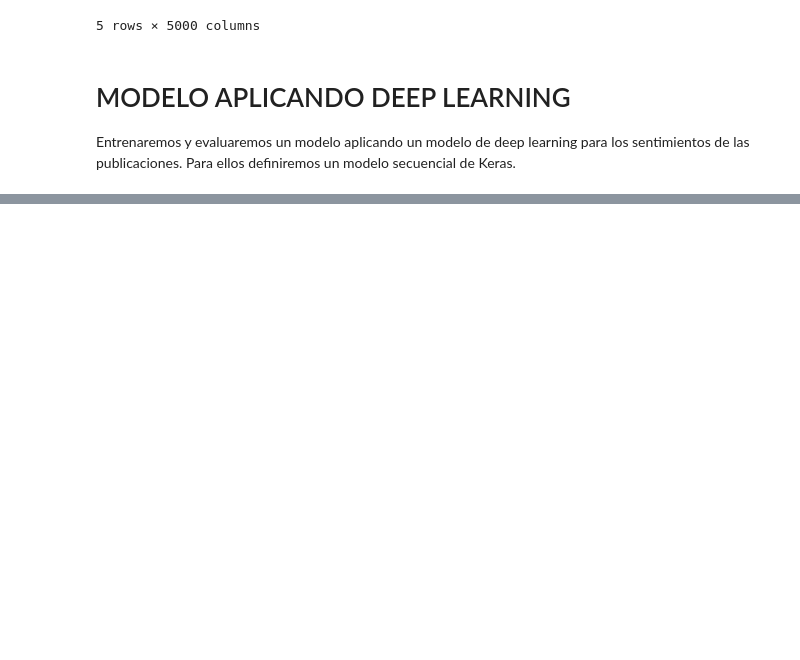
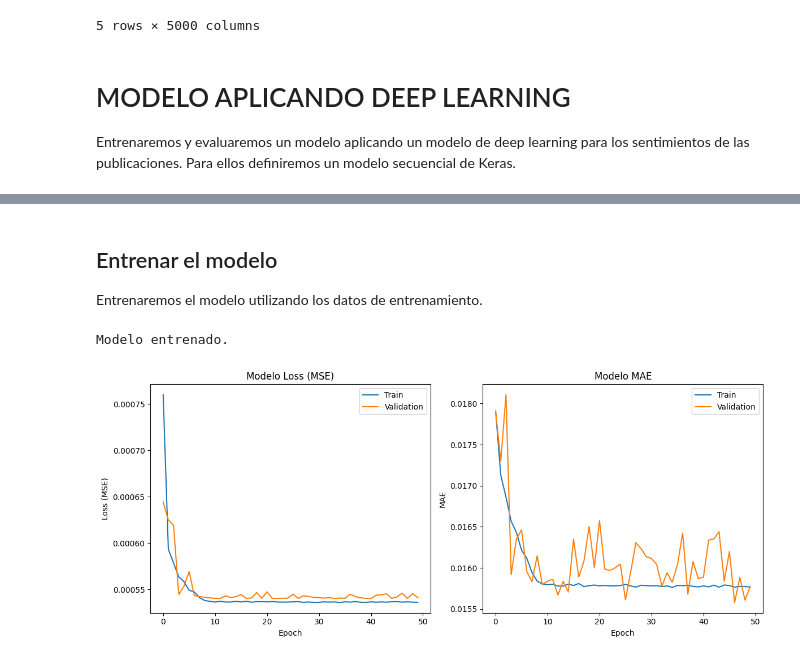
Before and after one commit to Mart1n2015/CODERHOUSE-DSIII, a Jupyter notebook: TRABAJO MARTIN CERIOLI .ipynb, the cells around one changed output, grey strips where cells are left out. Drawn from its saved outputs; the diff is of its cells as text; code cells hidden in the pictures; blank space fills up the shorter version.

```diff
--- a/TRABAJO MARTIN CERIOLI .ipynb
+++ b/TRABAJO MARTIN CERIOLI .ipynb
@@ -792,0 +579,13 @@ print("Evaluación del modelo completada y resultados mostrados.")
+# %%
+# Definir el modelo de Keras
+model = Sequential([
+    Dense(64, activation='relu', input_shape=(X_train.shape[1],)),
+    Dense(32, activation='relu'),
+    Dense(1)  # Capa de salida para regresión (una sola neurona, sin activación para salida lineal)
+])
+
+# Compilar el modelo
+model.compile(optimizer='adam', loss='mean_squared_error', metrics=['mse', 'mae'])
+
+model.summary()
+print("Modelo de Deep Learning de Keras construido y compilado.")
@@ -792,0 +607,36 @@ print("Evaluación del modelo completada y resultados mostrados.")
+# %% [markdown]
+## Entrenar el modelo
+
+Entrenaremos el modelo utilizando los datos de entrenamiento.
+# %%
+# Entrenar el modelo
+history = model.fit(X_train, y_train, epochs=50, batch_size=32, validation_split=0.2, verbose=0)
+
+print("Modelo entrenado.")
+
+# Graficar el historial de entrenamiento para MSE y MAE
+plt.figure(figsize=(12, 5))
+
+# Plot training & validation loss values
+plt.subplot(1, 2, 1)
+plt.plot(history.history['loss'])
+plt.plot(history.history['val_loss'])
+plt.title('Modelo Loss (MSE)')
+plt.ylabel('Loss (MSE)')
+plt.xlabel('Epoch')
+plt.legend(['Train', 'Validation'], loc='upper right')
+
+# Plot training & validation MAE values
+plt.subplot(1, 2, 2)
+plt.plot(history.history['mae'])
+plt.plot(history.history['val_mae'])
+plt.title('Modelo MAE')
+plt.ylabel('MAE')
+plt.xlabel('Epoch')
+plt.legend(['Train', 'Validation'], loc='upper right')
+
+plt.tight_layout()
+plt.show()
+# %% [output]
+Modelo entrenado.
+[figure, added]
```
Also changed, not shown: parts of 30 cells of this notebook.
